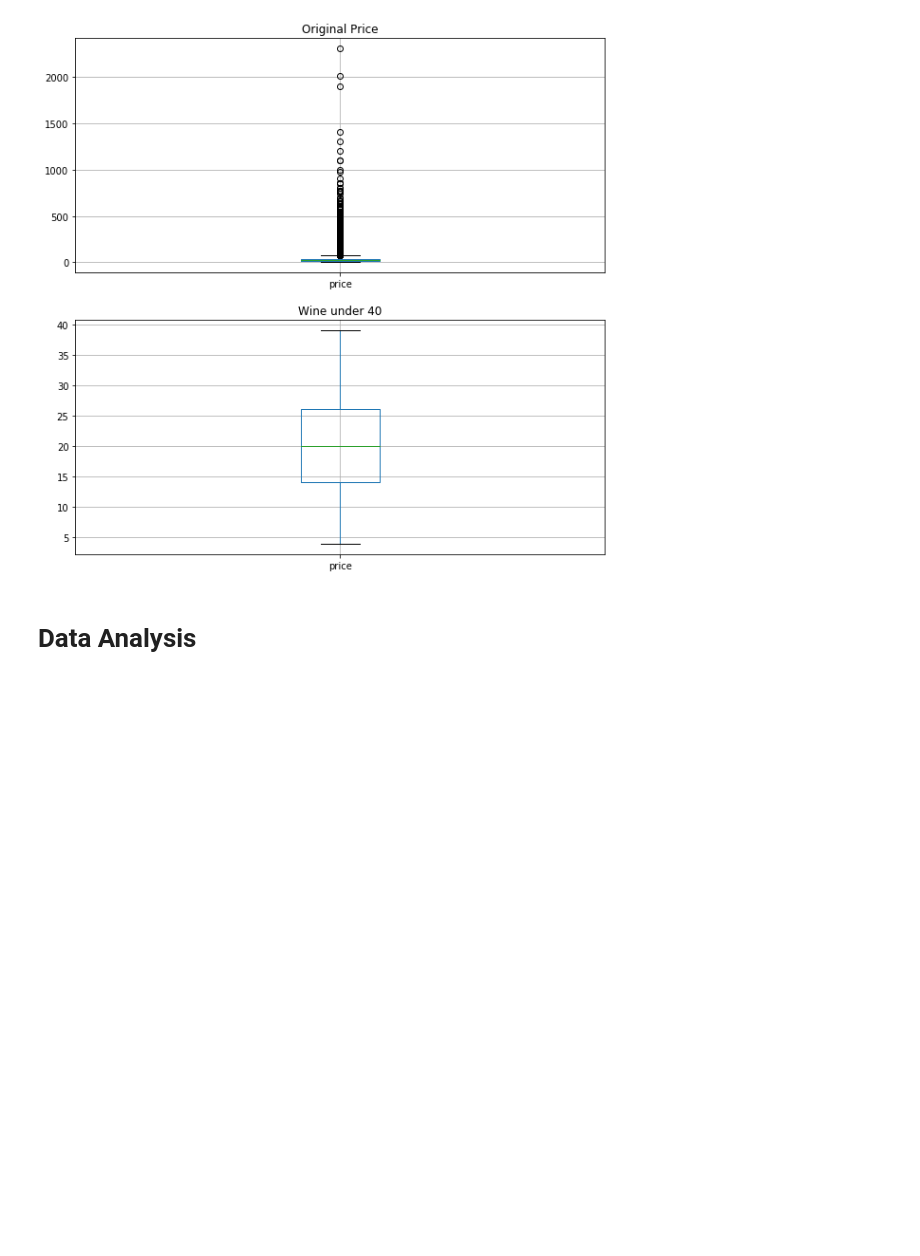
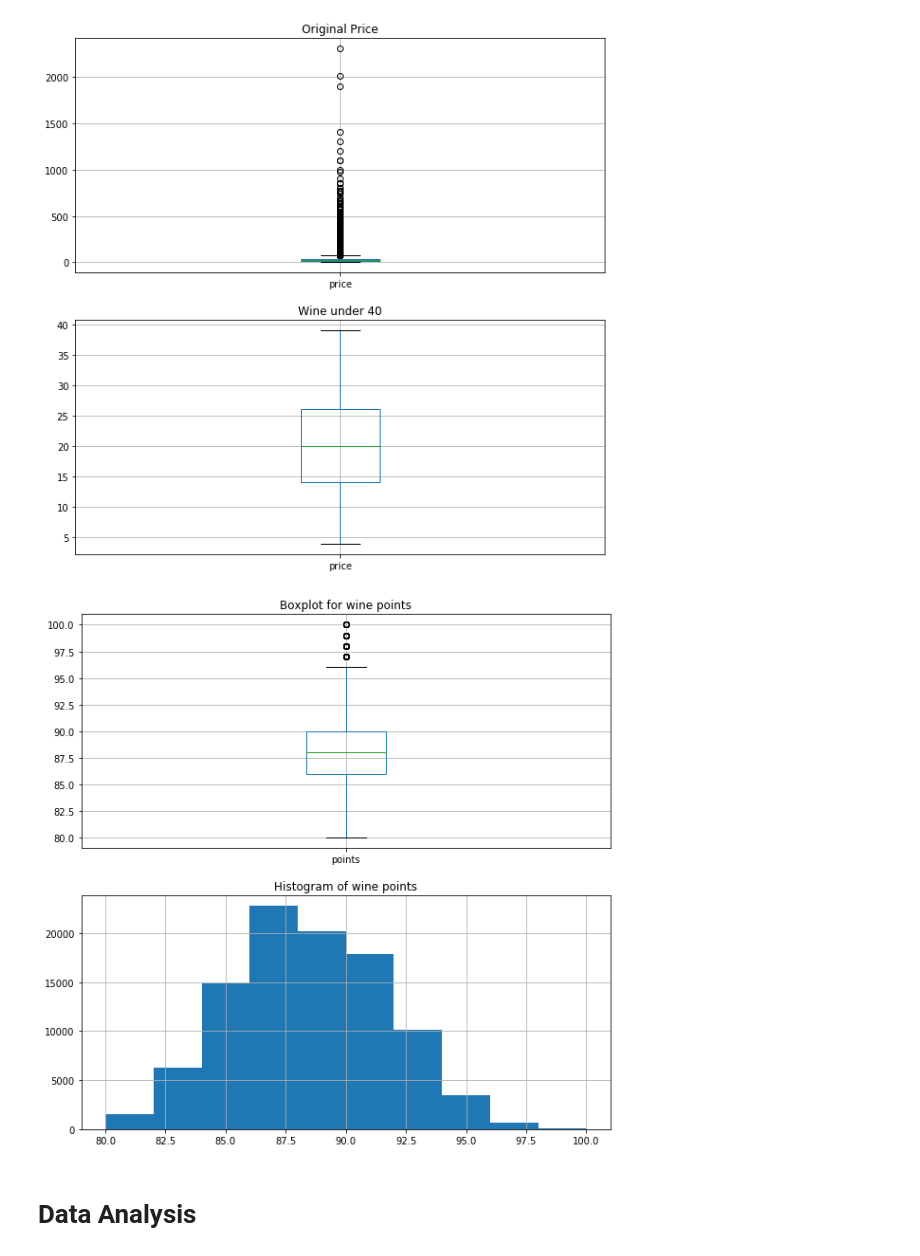
Before and after one commit to igorstojanovic91/wine-review-analysis, a Jupyter notebook: Wine reviews Analysis.ipynb, the cells around one changed output. Cells and saved outputs as stored; diff of their text form; code cells hidden in the pictures; blank space fills up the shorter version.

Commit message:
Updating Wine reviews Analysis
Optimizing functions, adding more plots and writing analyses of first plots

```diff
--- a/Wine reviews Analysis.ipynb
+++ b/Wine reviews Analysis.ipynb
@@ -305,5 +339,24 @@ plt.show()
 #a 2nd dataframe df_price_40 was created
 # %% [output]
 [figure]
+# %%
+#https://stackoverflow.com/questions/14770735/changing-figure-size-with-subplots/14770827
+f, axs = plt.subplots(2,2,figsize=(10,10))
+
+#creating 2 plots and plotting first with original df
+plt.subplot(2, 1, 1)
+df.boxplot(column='points');
+plt.title('Boxplot for wine points')
+
+#2nd plot with wine under 40
+plt.subplot(2, 1, 2)
+df['points'].hist();
+plt.title('Histogram of wine points')
+
+#adjust heightspace between the datasets
+plt.subplots_adjust(hspace = 0.2)
+plt.show()
+# %% [output]
+[figure, added]
 # %% [markdown]
 # Data Analysis
```
Also changed, not shown: parts of 30 cells of this notebook.
